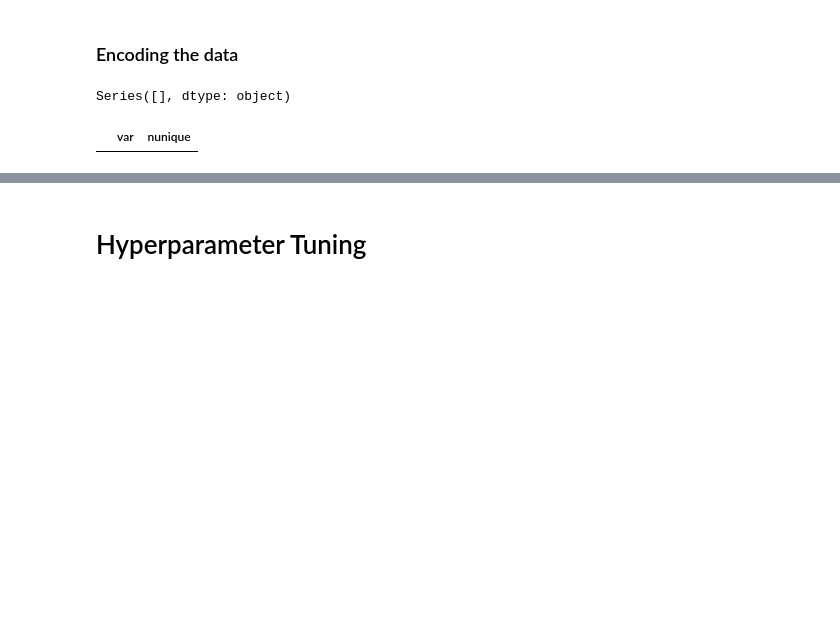
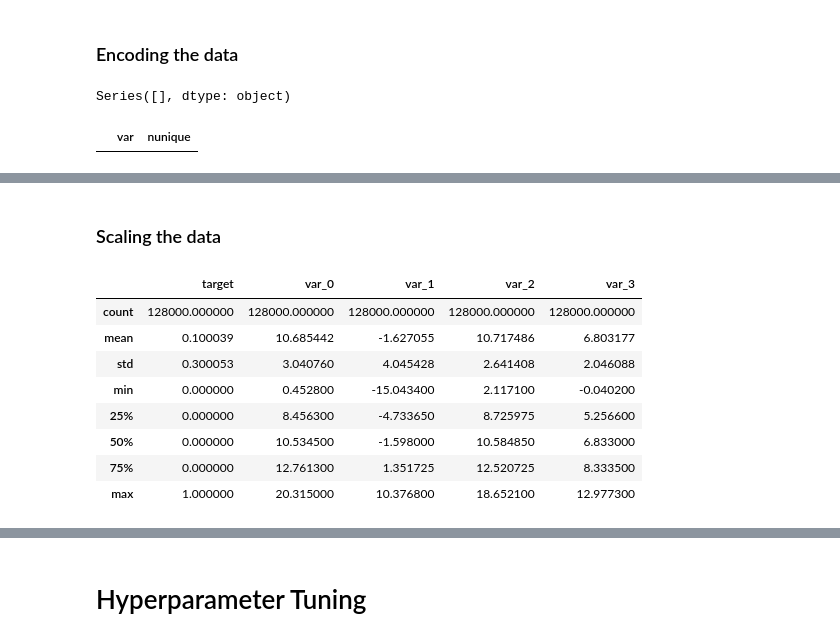
Before and after one commit to rajkumarcm/MachineLearning, a Jupyter notebook: Homework2/Homework_2.ipynb, the cells around one changed output, grey strips where cells are left out. Saved outputs shown, nothing was run; the diff lists cells and outputs as text; code cells hidden in the pictures; blank space fills up the shorter version.

```diff
--- a/Homework2/Homework_2.ipynb
+++ b/Homework2/Homework_2.ipynb
@@ -310,0 +362,14 @@ Name: target, Length: 128000, dtype: float64
+# %% [markdown]
+### Scaling the data
+# %%
+df_train.iloc[:, :5].describe() # I set to 5 just to limit bombaring the screen
+# %% [output]
+|  | target | var_0 | var_1 | var_2 | var_3 |
+| count | 128000.000000 | 128000.000000 | 128000.000000 | 128000.000000 | 128000.000000 |
+| mean | 0.100039 | 10.685442 | -1.627055 | 10.717486 | 6.803177 |
+| std | 0.300053 | 3.040760 | 4.045428 | 2.641408 | 2.046088 |
+| min | 0.000000 | 0.452800 | -15.043400 | 2.117100 | -0.040200 |
+| 25% | 0.000000 | 8.456300 | -4.733650 | 8.725975 | 5.256600 |
+| 50% | 0.000000 | 10.534500 | -1.598000 | 10.584850 | 6.833000 |
+| 75% | 0.000000 | 12.761300 | 1.351725 | 12.520725 | 8.333500 |
+| max | 1.000000 | 20.315000 | 10.376800 | 18.652100 | 12.977300 |
```
Also changed, not shown: parts of 35 cells of this notebook.
